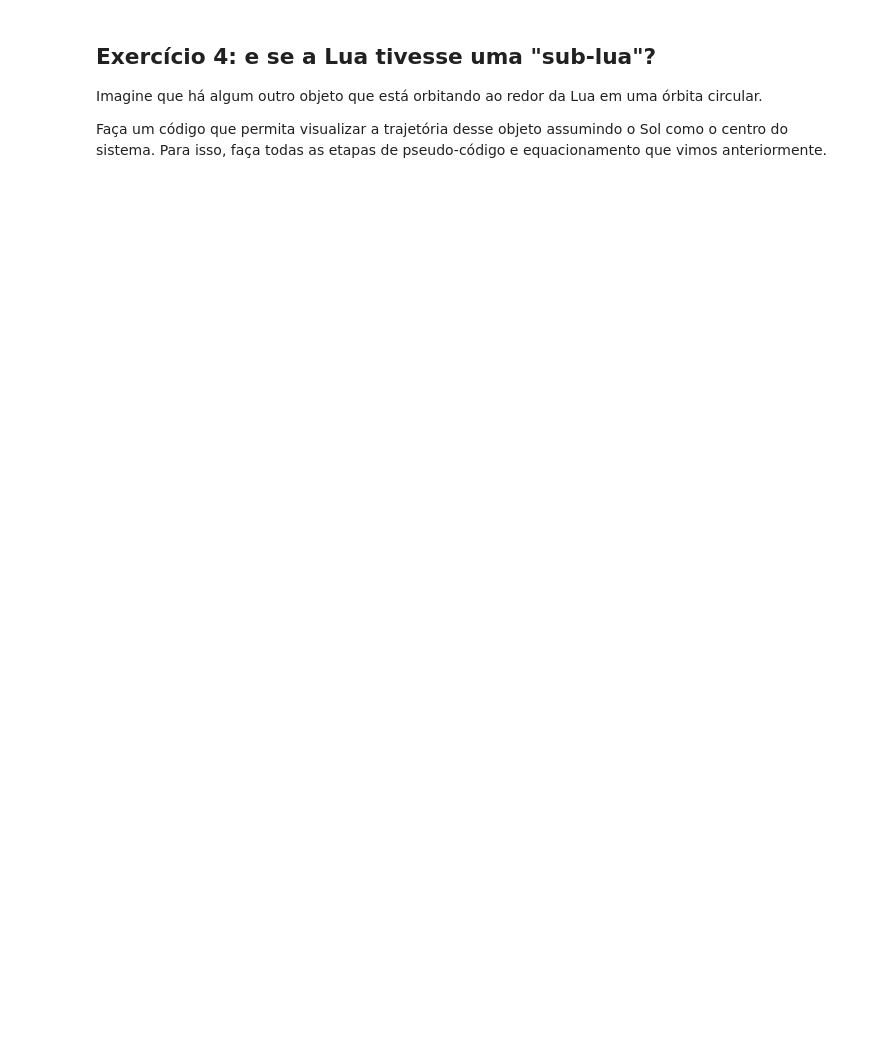
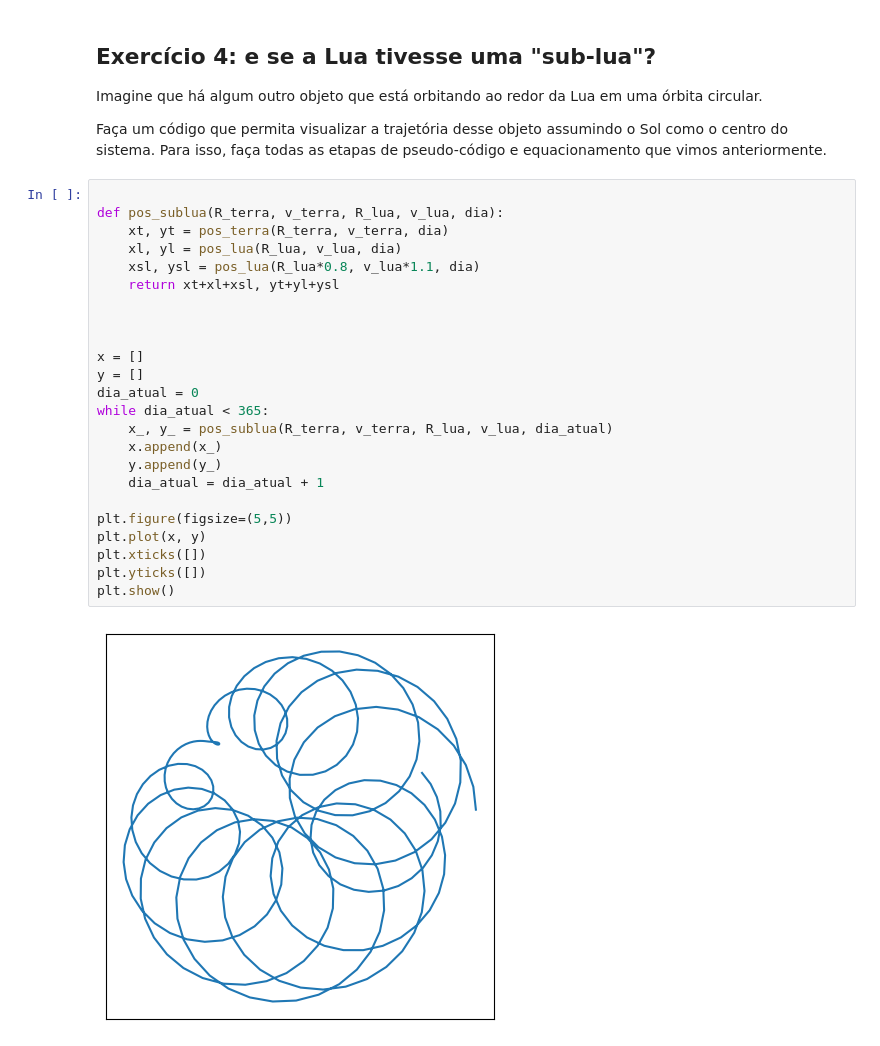
Before and after one commit to tiagoft/alglin, a Jupyter notebook: Notebooks/Aula0/00-a_lua_da_lua.ipynb, the cells around one changed output. Saved outputs shown, nothing was run; the diff lists cells and outputs as text; blank space fills up the shorter version.

```diff
--- a/Notebooks/Aula0/00-a_lua_da_lua.ipynb
+++ b/Notebooks/Aula0/00-a_lua_da_lua.ipynb
@@ -42,3 +90,29 @@ Faça um programa para desenhar a trajetória da Lua, assumindo que o Sol é o c
 Imagine que há algum outro objeto que está orbitando ao redor da Lua em uma órbita circular.
 
 Faça um código que permita visualizar a trajetória desse objeto assumindo o Sol como o centro do sistema. Para isso, faça todas as etapas de pseudo-código e equacionamento que vimos anteriormente.
+# %%
+
+def pos_sublua(R_terra, v_terra, R_lua, v_lua, dia):
+    xt, yt = pos_terra(R_terra, v_terra, dia)
+    xl, yl = pos_lua(R_lua, v_lua, dia)
+    xsl, ysl = pos_lua(R_lua*0.8, v_lua*1.1, dia)
+    return xt+xl+xsl, yt+yl+ysl
+
+
+
+x = []
+y = []
+dia_atual = 0
+while dia_atual < 365:
+    x_, y_ = pos_sublua(R_terra, v_terra, R_lua, v_lua, dia_atual)
+    x.append(x_)
+    y.append(y_)
+    dia_atual = dia_atual + 1
+
+plt.figure(figsize=(5,5))
+plt.plot(x, y)
+plt.xticks([])
+plt.yticks([])
+plt.show()
+# %% [output]
+[figure, added]
```
Also changed, not shown: parts of 4 cells of this notebook.
